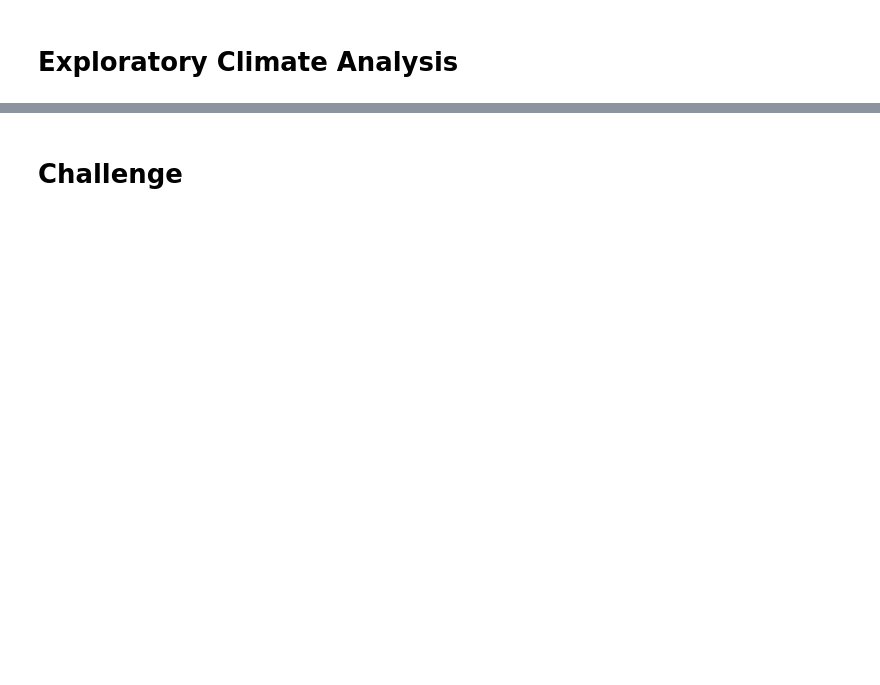
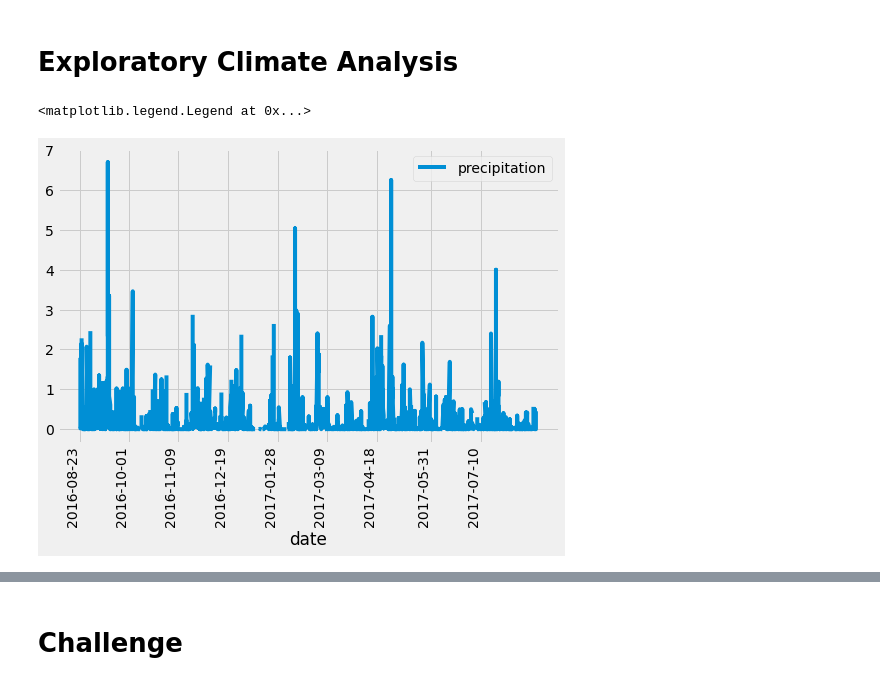
Before and after one commit to Clairedeng9/surfs_up, a Jupyter notebook: climate_analysis.ipynb, the cells around one changed output, grey strips where cells are left out. Saved outputs shown, nothing was run; the diff lists cells and outputs as text; code cells hidden in the pictures; blank space fills up the shorter version.

```diff
--- a/climate_analysis.ipynb
+++ b/climate_analysis.ipynb
@@ -40,15 +42,29 @@ session = Session(engine)
 # %%
 # Design a query to retrieve the last 12 months of precipitation data and plot the results.
 #Starting from the last data point in the database.
+prev_year = dt.date(2017, 8, 23)
+# Calculate the date one year from the last date in data set.
+prev_year = dt.date(2017, 8, 23) - dt.timedelta(days=365)
+# Perform a query to retrieve the data and precipitation scores
+results = []
+results = session.query(Measurement.date, Measurement.prcp)
+results = session.query(Measurement.date, Measurement.prcp).filter(Measurement.date >= prev_year)
+results = session.query(Measurement.date, Measurement.prcp).filter(Measurement.date >= prev_year).all()
+# Save the query results as a Pandas DataFrame and set the index to the date column
+df = pd.DataFrame(results, columns=['date','precipitation'])
+df['date'] = pd.to_datetime(df['date'], format='%Y-%m-%d')
+df.set_index(df['date'], inplace=True)
+# Sort the dataframe by date
+df = df.sort_index()
+# print(df.to_string(index=False))
+# Use Pandas Plotting with Matplotlib to plot the data
+# fre=pd.date_range(start=df['date'][0], end=df['date'][-2],freq='39d')
 
-# Calculate the date one year from the last date in data set.
-
-# Perform a query to retrieve the data and precipitation scores
-
-# Save the query results as a Pandas DataFrame and set the index to the date column
-
-# Sort the dataframe by date
-
-# Use Pandas Plotting with Matplotlib to plot the data
+ax = df.plot(x = 'date',rot = 90, figsize = (8,6))
+ax.set_xticks(['2016-08-23','2016-10-01','2016-11-09','2016-12-19','2017-01-28','2017-03-09','2017-04-18','2017-05-31','2017-07-10'])
+plt.legend(loc = 'upper right')
+# %% [output]
+<matplotlib.legend.Legend at 0x...>
+[figure, added]
 # %%
 # Use Pandas to calcualte the summary statistics for the precipitation data
```
Also changed, not shown: parts of 8 cells of this notebook, 1 other file.
